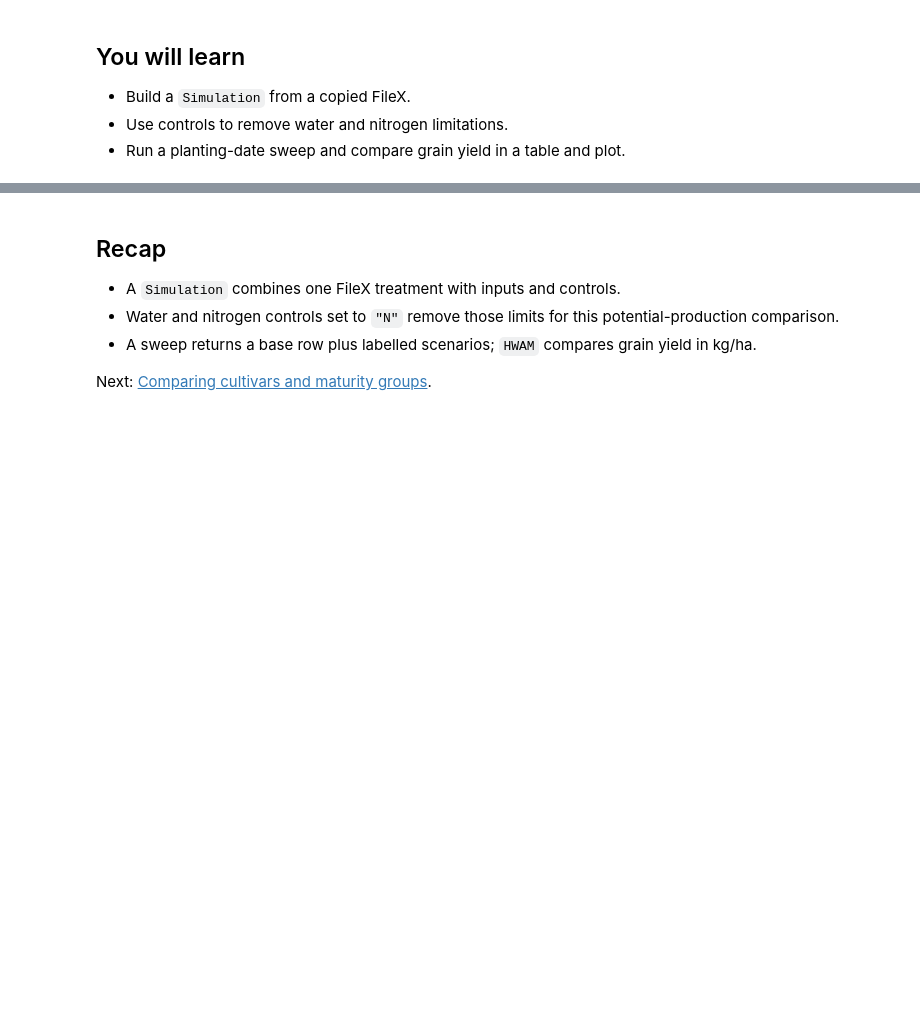
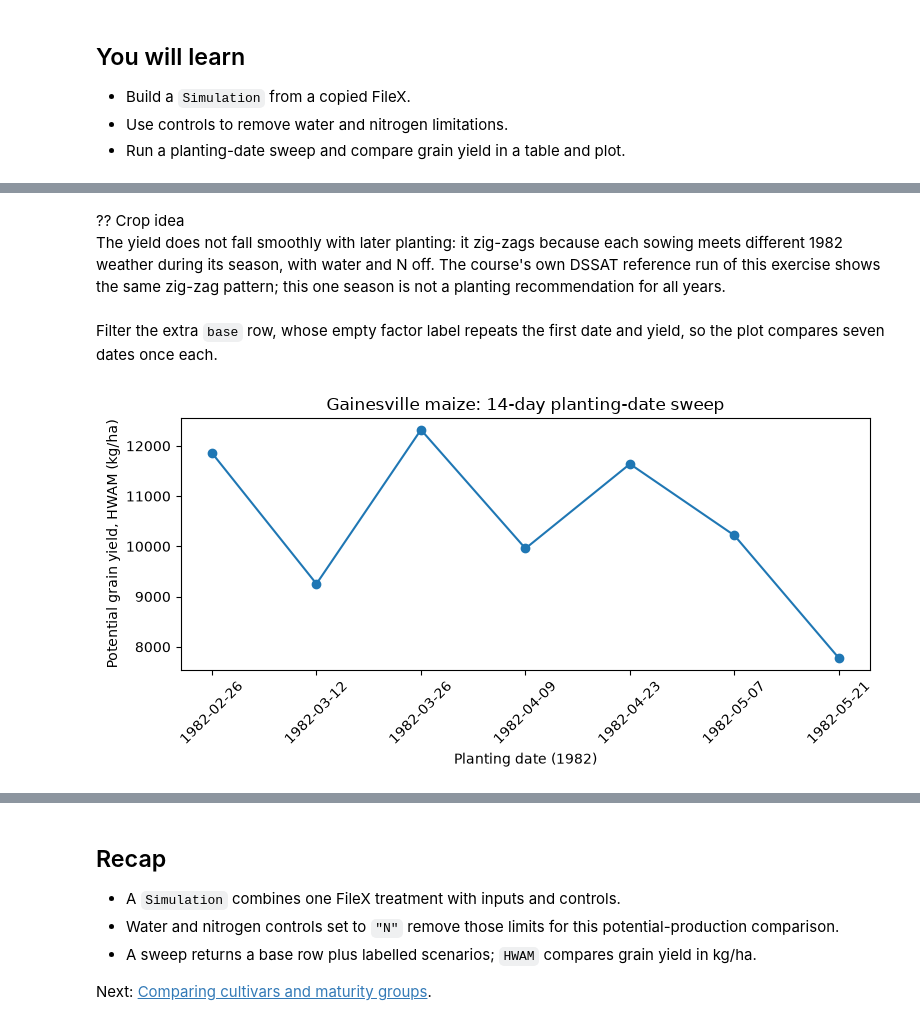
Before and after one commit to AbdelrahmanAmr3/dssatlab, a Jupyter notebook: course/02_planting_dates/lesson.ipynb, the cells around one changed output, grey strips where cells are left out. Drawn from its saved outputs; the diff is of its cells as text; code cells hidden in the pictures; blank space fills up the shorter version.

```diff
--- a/course/02_planting_dates/lesson.ipynb
+++ b/course/02_planting_dates/lesson.ipynb
@@ -266,0 +134,17 @@ spacing_days
+# %% [markdown]
+?? Crop idea
+The yield does not fall smoothly with later planting: it zig-zags because each sowing meets different 1982 weather during its season, with water and N off.
+The course's own DSSAT reference run of this exercise shows the same zig-zag pattern; this one season is not a planting recommendation for all years.
+# %% [markdown]
+Filter the extra `base` row, whose empty factor label repeats the first date and yield, so the plot compares seven dates once each.
+# %%
+# Plot only the labelled planting-date scenarios.
+comparison = results.loc[results["scenario"] != "base", ["planting", "HWAM"]].copy()
+ax = comparison.plot(x="planting", y="HWAM", marker="o", legend=False, figsize=(8, 4))
+ax.set(xlabel="Planting date (1982)", ylabel="Potential grain yield, HWAM (kg/ha)",
+       title="Gainesville maize: 14-day planting-date sweep")
+ax.tick_params(axis="x", labelrotation=45)
+plt.tight_layout()
+plt.show()
+# %% [output]
+[figure, added]
```
Also changed, not shown: parts of 59 cells of this notebook, 1 other file.
